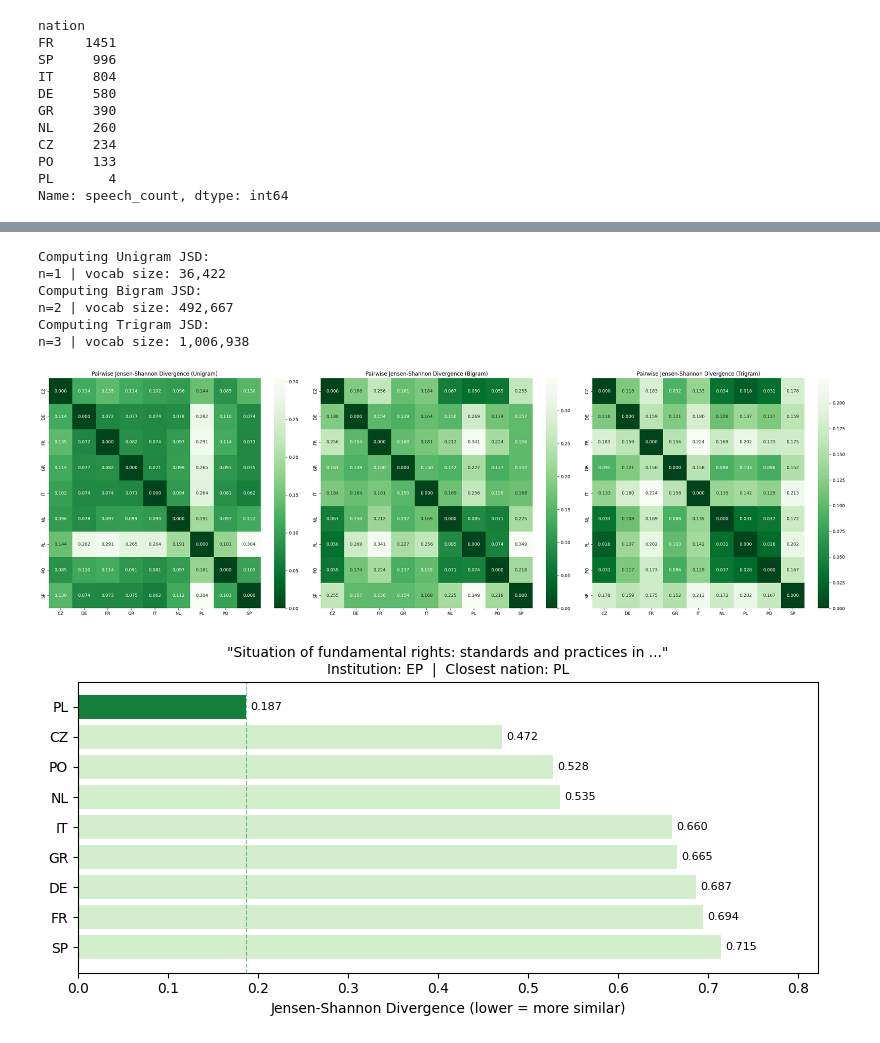
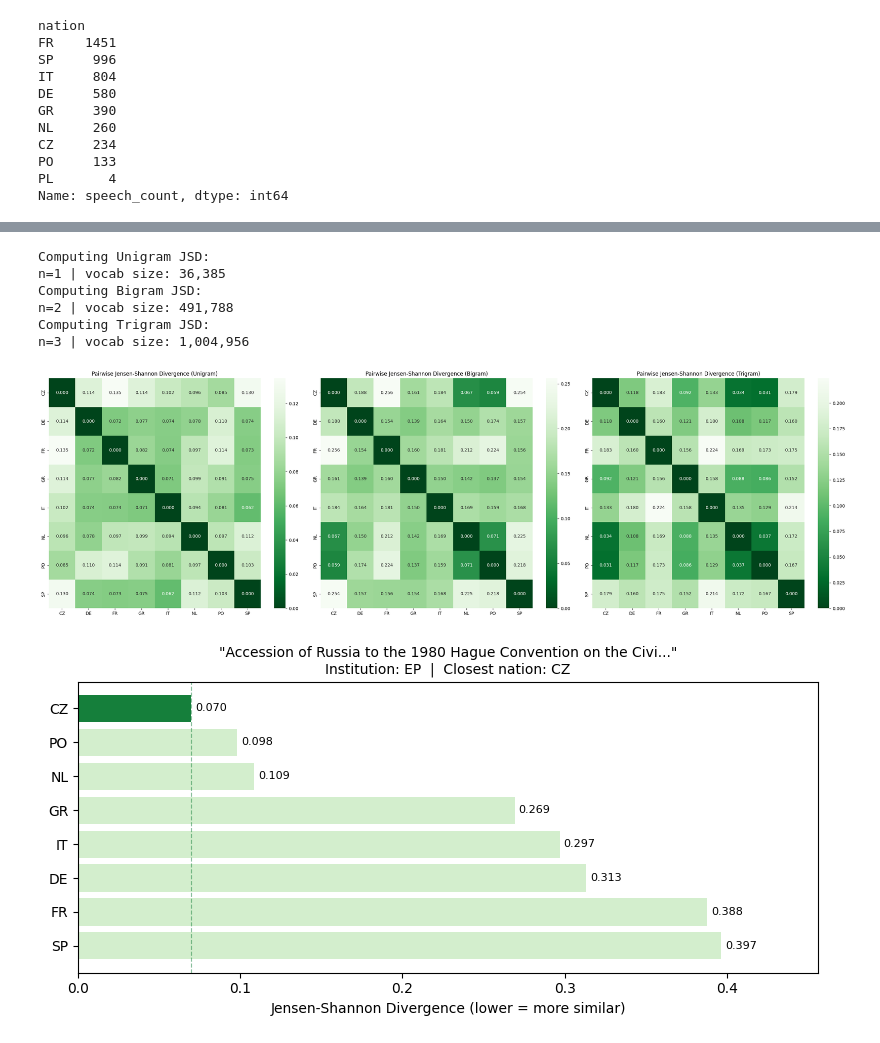
Before and after one commit to GShubin04/UGA-LING4570-Group-Project, a Jupyter notebook: nb/preprocess.ipynb, the cells around one changed output, grey strips where cells are left out. Drawn from its saved outputs; the diff is of its cells as text; code cells hidden in the pictures.

```diff
--- a/nb/preprocess.ipynb
+++ b/nb/preprocess.ipynb
@@ -120,3 +120,18 @@ for nation, group in corpus.groupby("nation"):
         for sentence_list in group["sentences"]:
             for sentence in sentence_list:
                 output.write(sentence + "\n")
+# %%
+# Apply 2000-sentence minimum
+
+sentence_counts = corpus.groupby("nation")["sentences"].apply(
+    lambda x: sum(len(s) for s in x)
+)
+valid_nations = sentence_counts[sentence_counts > 2000].index
+corpus = corpus[corpus["nation"].isin(valid_nations)].reset_index(drop=True)
+
+print(f"Nations with >2000 sentences: {sorted(corpus['nation'].unique())}")
+print(
+    sentence_counts[sentence_counts > 2000]
+    .sort_values(ascending=False)
+    .rename("sentence_count")
+)
@@ -184,36 +211,36 @@ def compute_jsd_matrix(
     jsd_df = pd.DataFrame(jsd, index=nations, columns=nations)
     return jsd_df, universal_ngrams, ngram_index, probability_matrix
 # %%
-N = 1
+N = 2 # Used in test cell below
 saved = {}
 
 nations = sorted(corpus["nation"].unique())
 orders = [(1, "Unigram"), (2, "Bigram"), (3, "Trigram")]
 
 figure, axes = plt.subplots(1, 3, figsize=(26, 8))
 
 for axis, (n, label) in zip(axes, orders):
     print(f"Computing {label} JSD:")
 
     jsd_df, universal_ngrams, ngram_index, probability_matrix = compute_jsd_matrix(
         corpus, nations, n
     )
     if n == N:
         saved = (universal_ngrams, ngram_index, probability_matrix)
 
     sns.heatmap(jsd_df, annot=True, ax=axis, cmap="Greens_r", fmt=".3f")
     axis.set_title(f"Pairwise Jensen-Shannon Divergence ({label})")
 
 plt.tight_layout()
 plt.show()
 # %% [output]
 Computing Unigram JSD:
-n=1 | vocab size: 36,422
+n=1 | vocab size: 36,385
 Computing Bigram JSD:
-n=2 | vocab size: 492,667
+n=2 | vocab size: 491,788
 Computing Trigram JSD:
-n=3 | vocab size: 1,006,938
+n=3 | vocab size: 1,004,956
-[figure, old version]
+[figure, new version]
 # %%
 universal_ngrams, ngram_index, probability_matrix = saved
 colormap = plt.get_cmap("Greens_r")
@@ -259,4 +286,4 @@ axis.invert_yaxis()
 plt.tight_layout()
 plt.show()
 # %% [output]
-[figure, old version]
+[figure, new version]
```
Also changed, not shown: parts of 1 cell of this notebook, 6 other files.
